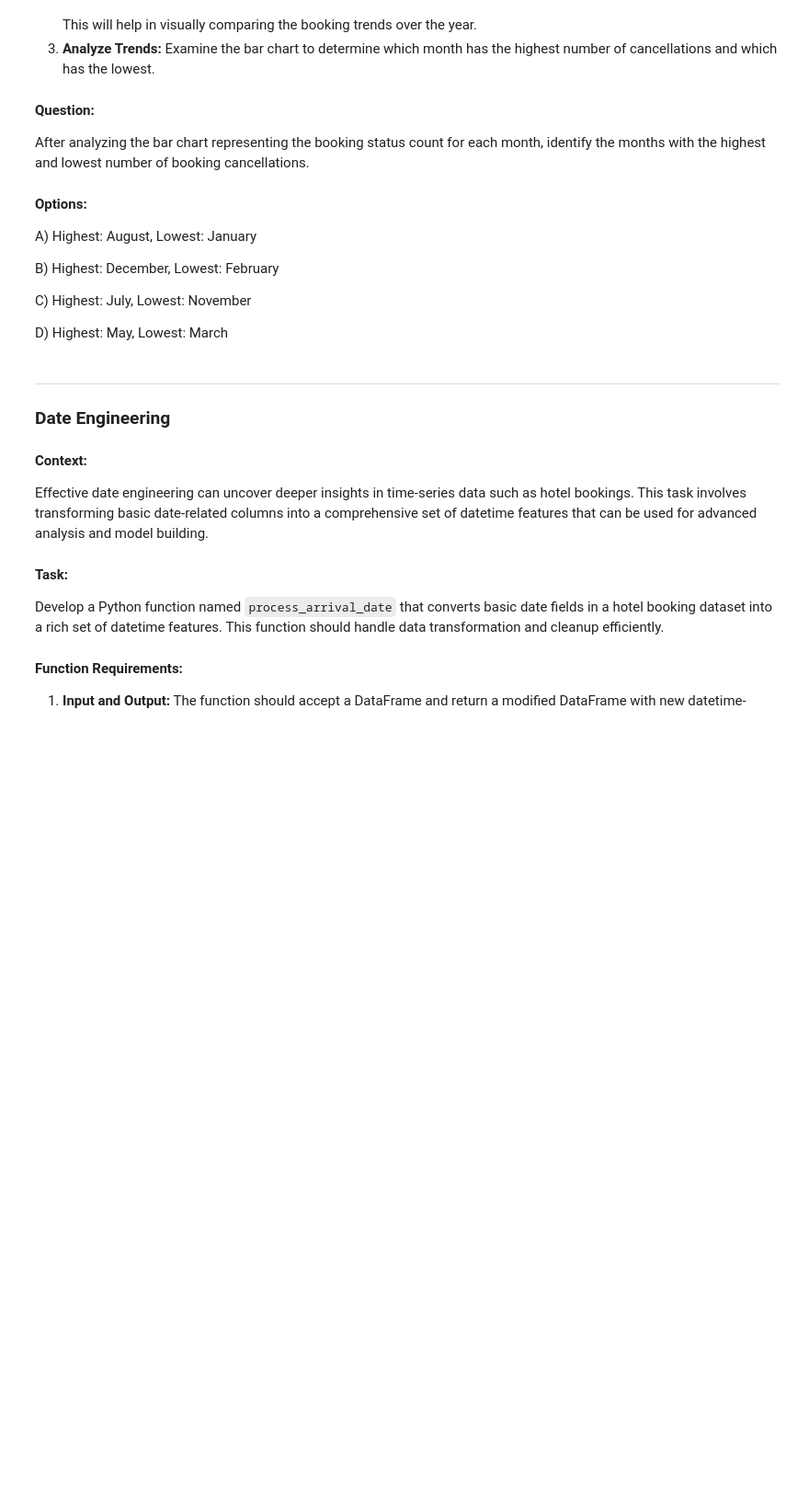
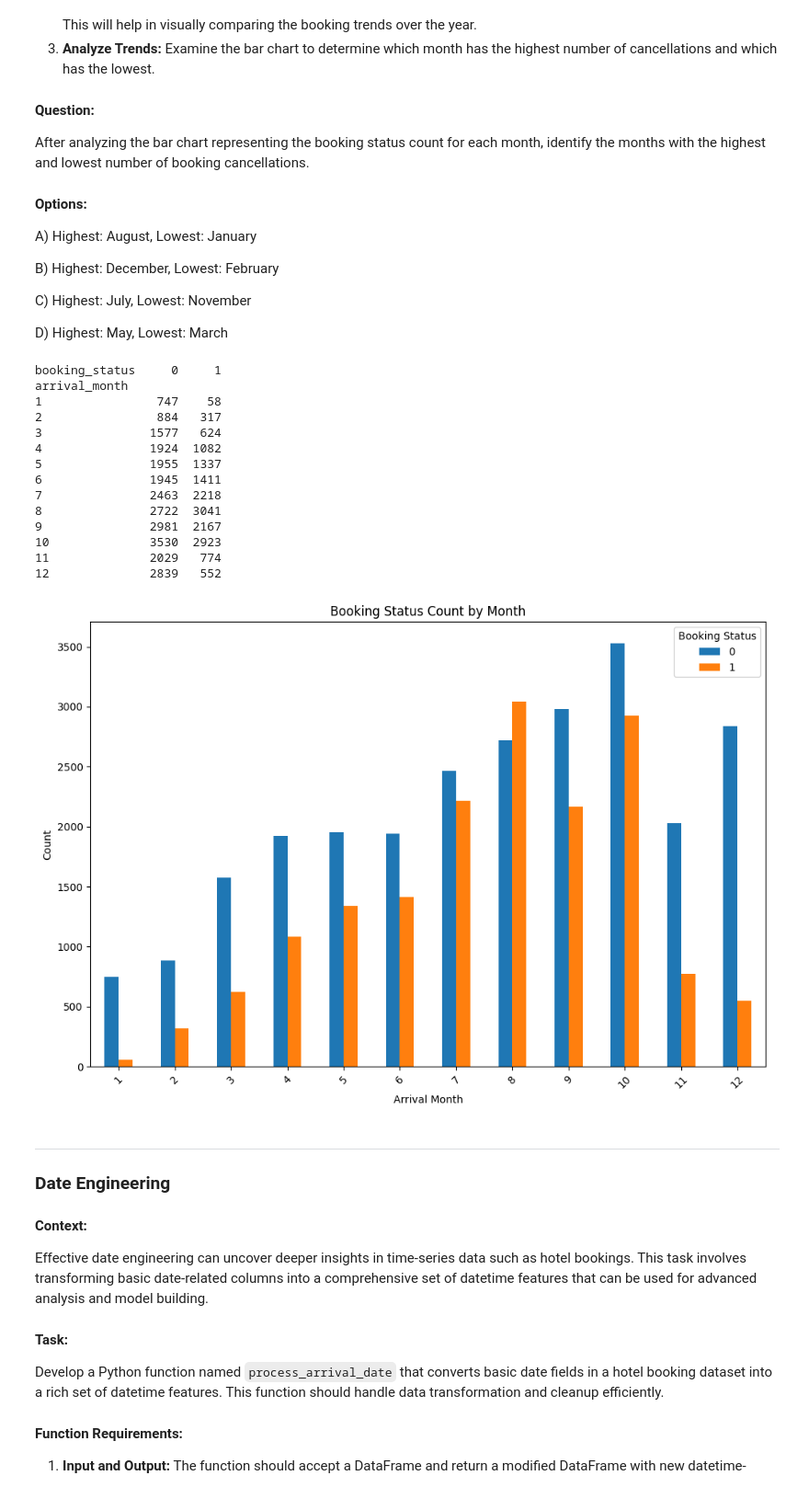
Before and after one commit to SanthoshKasam2104/ScalerAssignments, a Jupyter notebook: Case_Study_boosting.ipynb, the cells around one changed output. Shown at 92% size. Saved outputs shown, nothing was run; the diff lists cells and outputs as text; code cells hidden in the pictures; blank space fills up the shorter version.

```diff
--- a/Case_Study_boosting.ipynb
+++ b/Case_Study_boosting.ipynb
@@ -149,22 +152,38 @@ D) Highest: May, Lowest: March
 # %%
 import matplotlib.pyplot as plt
 import seaborn as sns
 
 # TODO: Create a pivot table to count booking status for each month
-booking_status_counts = _____ # Hint: Use 'arrival_month' and 'booking_status' columns and convert into pivot.
-
+booking_status_counts = df.groupby(['arrival_month','booking_status'])['id'].count().reset_index() # Hint: Use 'arrival_month' and 'booking_status' columns and convert into pivot.
+booking_status_counts = booking_status_counts.pivot(index='arrival_month', columns='booking_status', values='id')
 print(booking_status_counts)
 
 # Plotting using the pivot table
-booking_status_counts.plot(kind=____, figsize=(10, 7)) # Hint: use bar plot
+booking_status_counts.plot(kind='bar', figsize=(10, 7)) # Hint: use bar plot
 plt.title('Booking Status Count by Month')
 plt.xlabel('Arrival Month')
 plt.ylabel('Count')
 plt.xticks(rotation=45)
 plt.legend(title='Booking Status')
 plt.tight_layout()  # Adjust layout to not cut off labels
 
 plt.show()
+# %% [output]
+booking_status     0     1
+arrival_month
+1                747    58
+2                884   317
+3               1577   624
+4               1924  1082
+5               1955  1337
+6               1945  1411
+7               2463  2218
+8               2722  3041
+9               2981  2167
+10              3530  2923
+11              2029   774
+12              2839   552
+[figure, added]
 # %% [markdown]
 
 
```
Also changed, not shown: parts of 7 cells of this notebook.
